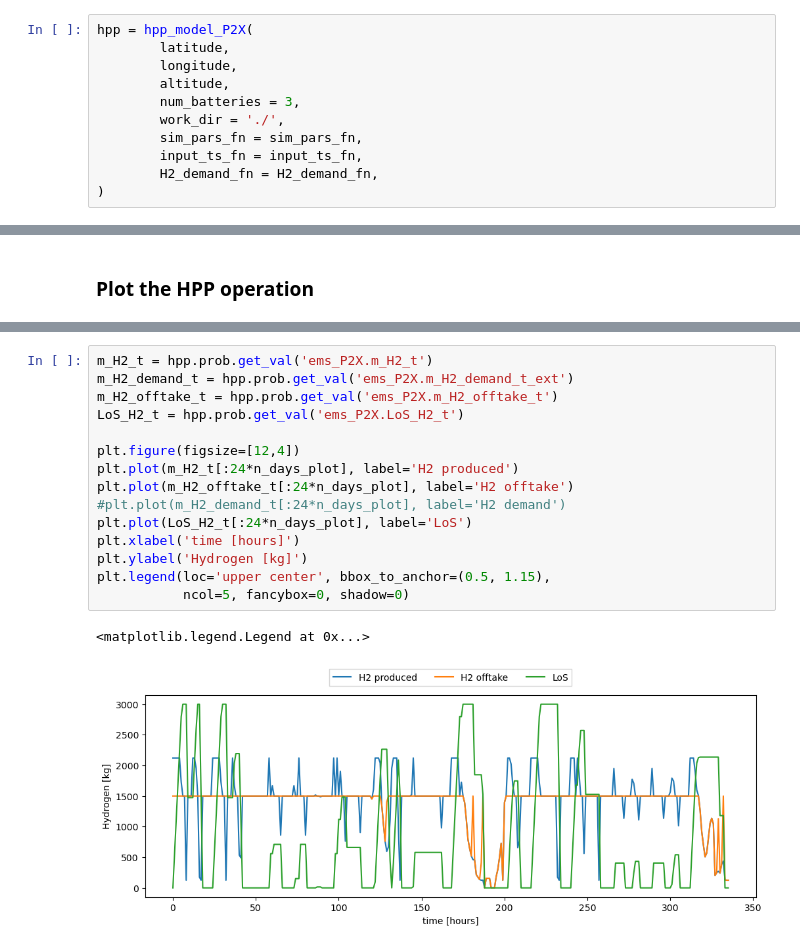
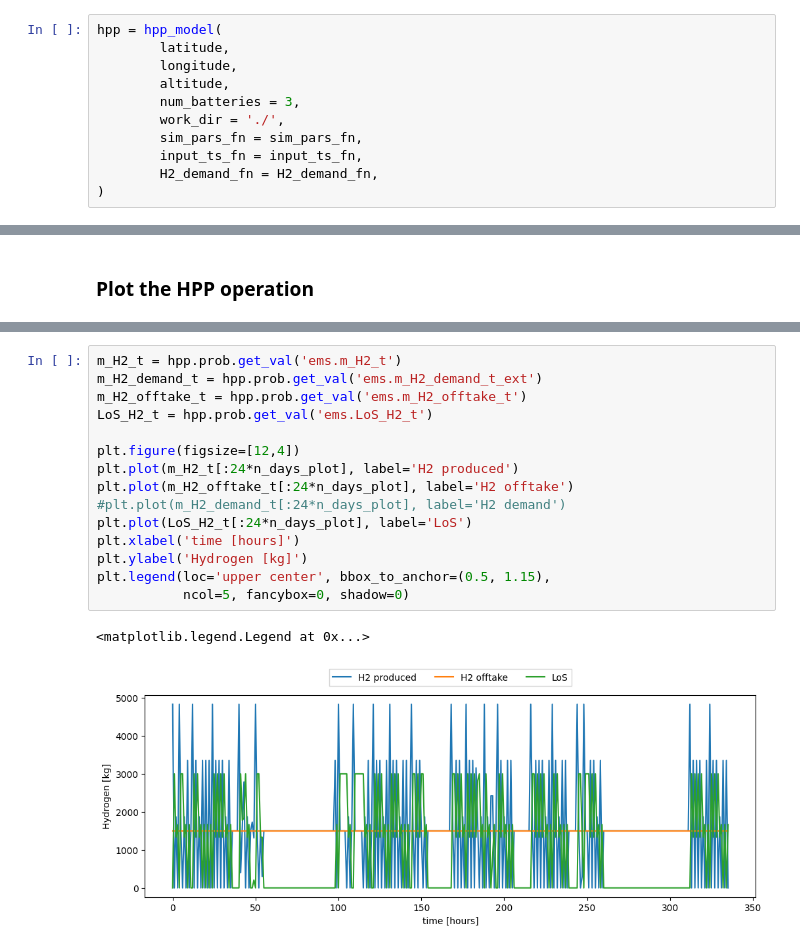
Before and after one commit to PauldeCortanze/Master_Thesis, a Jupyter notebook: docs/notebooks/HPP_evaluation_P2X.ipynb, the cells around one changed output, grey strips where cells are left out. Drawn from its saved outputs; the diff is of its cells as text.

```diff
--- a/docs/notebooks/HPP_evaluation_P2X.ipynb
+++ b/docs/notebooks/HPP_evaluation_P2X.ipynb
@@ -170,7 +170,7 @@ sim_pars
 
 Initialize the HPP model (hpp_model class) with the coordinates and the necessary input files.
 # %%
-hpp = hpp_model_P2X(
+hpp = hpp_model(
         latitude,
         longitude,
         altitude,
@@ -277,21 +277,21 @@ plt.legend(loc='upper center', bbox_to_anchor=(0.5, 1.15),
 # %%
-m_H2_t = hpp.prob.get_val('ems_P2X.m_H2_t')
-m_H2_demand_t = hpp.prob.get_val('ems_P2X.m_H2_demand_t_ext')
-m_H2_offtake_t = hpp.prob.get_val('ems_P2X.m_H2_offtake_t')
-LoS_H2_t = hpp.prob.get_val('ems_P2X.LoS_H2_t')
+m_H2_t = hpp.prob.get_val('ems.m_H2_t')
+m_H2_demand_t = hpp.prob.get_val('ems.m_H2_demand_t_ext')
+m_H2_offtake_t = hpp.prob.get_val('ems.m_H2_offtake_t')
+LoS_H2_t = hpp.prob.get_val('ems.LoS_H2_t')
 
 plt.figure(figsize=[12,4])
 plt.plot(m_H2_t[:24*n_days_plot], label='H2 produced')
 plt.plot(m_H2_offtake_t[:24*n_days_plot], label='H2 offtake')
 #plt.plot(m_H2_demand_t[:24*n_days_plot], label='H2 demand')
 plt.plot(LoS_H2_t[:24*n_days_plot], label='LoS')
 plt.xlabel('time [hours]')
 plt.ylabel('Hydrogen [kg]')
 plt.legend(loc='upper center', bbox_to_anchor=(0.5, 1.15),
            ncol=5, fancybox=0, shadow=0)
 # %% [output]
 <matplotlib.legend.Legend at 0x...>
-[figure, old version]
+[figure, new version]
 # %%
 # Create a figure and a grid of subplots
 plt.figure(figsize=[16,6])
```
Also changed, not shown: parts of 5 cells of this notebook, 33 other files.
